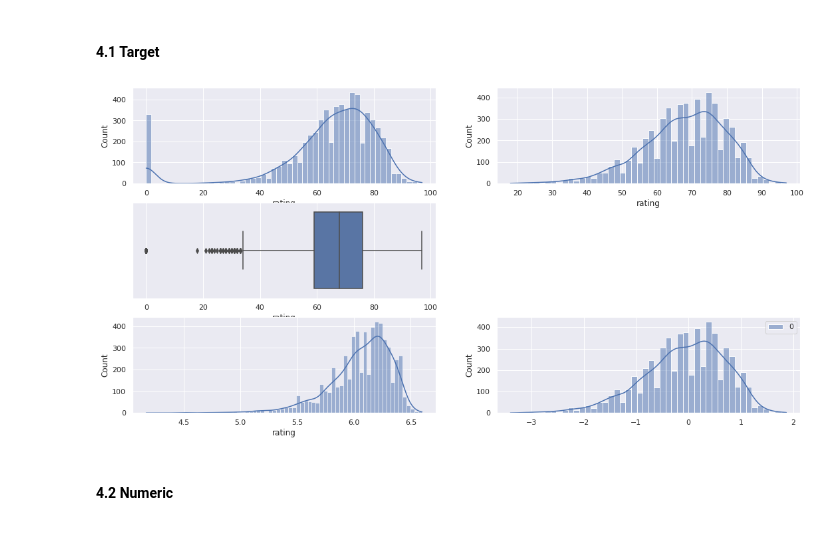
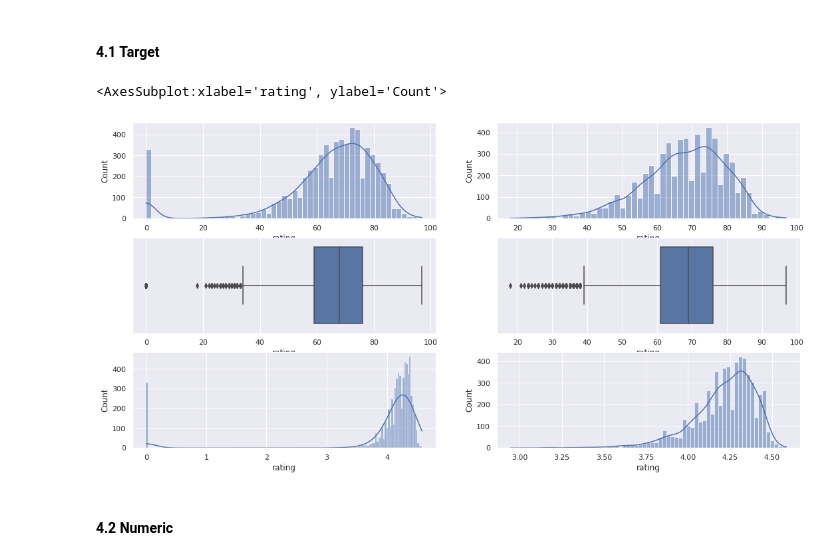
Before and after one commit to diegopmayer/netflix_rating_prediction, a Jupyter notebook: notebooks/c02_netflix.ipynb, the cells around one changed output. Cells and saved outputs as stored; diff of their text form; code cells hidden in the pictures.

```diff
--- a/notebooks/c02_netflix.ipynb
+++ b/notebooks/c02_netflix.ipynb
@@ -310,27 +342,31 @@ data = pd.read_parquet("../dataset/silver/netflix_data.parquet")
 # %%
 grid = plt.GridSpec(3,2)
 
 # target distribution
 plt.subplot(grid[0,0])
 sns.histplot(data['rating'], kde=True);
 
 # Target without zero values
 plt.subplot(grid[0,1])
 sns.histplot(data['rating'][data['rating'] > 0], kde=True);
 
 # Boxplot to see the outliers
 plt.subplot(grid[1,0])
 sns.boxplot(x=data['rating']);
 
+# Boxplot to see the outliers
+plt.subplot(grid[1,1])
+sns.boxplot(x=data['rating'][data['rating'] > 0]);
+
 # Analysing normalization
 plt.subplot(grid[2,0])
-sns.histplot(np.log2(data['rating']), kde=True)
+sns.histplot(np.log1p(data['rating']), kde=True)
 
-# let's use the robust scaller because the outliers
+# Analysing normalization
 plt.subplot(grid[2,1])
-scaler = RobustScaler()
-sns.histplot(
-    scaler.fit_transform(data[data['rating'] > 0][['rating']]
-    .values), kde=True);
+sns.histplot(np.log1p(data['rating'][data['rating'] > 0]), kde=True)
+
+# Let's left the original, we'll just filter where > 0
 # %% [output]
+<AxesSubplot:xlabel='rating', ylabel='Count'>
-[figure, old version]
+[figure, new version]
```
Also changed, not shown: parts of 46 cells of this notebook, 7 other files.
